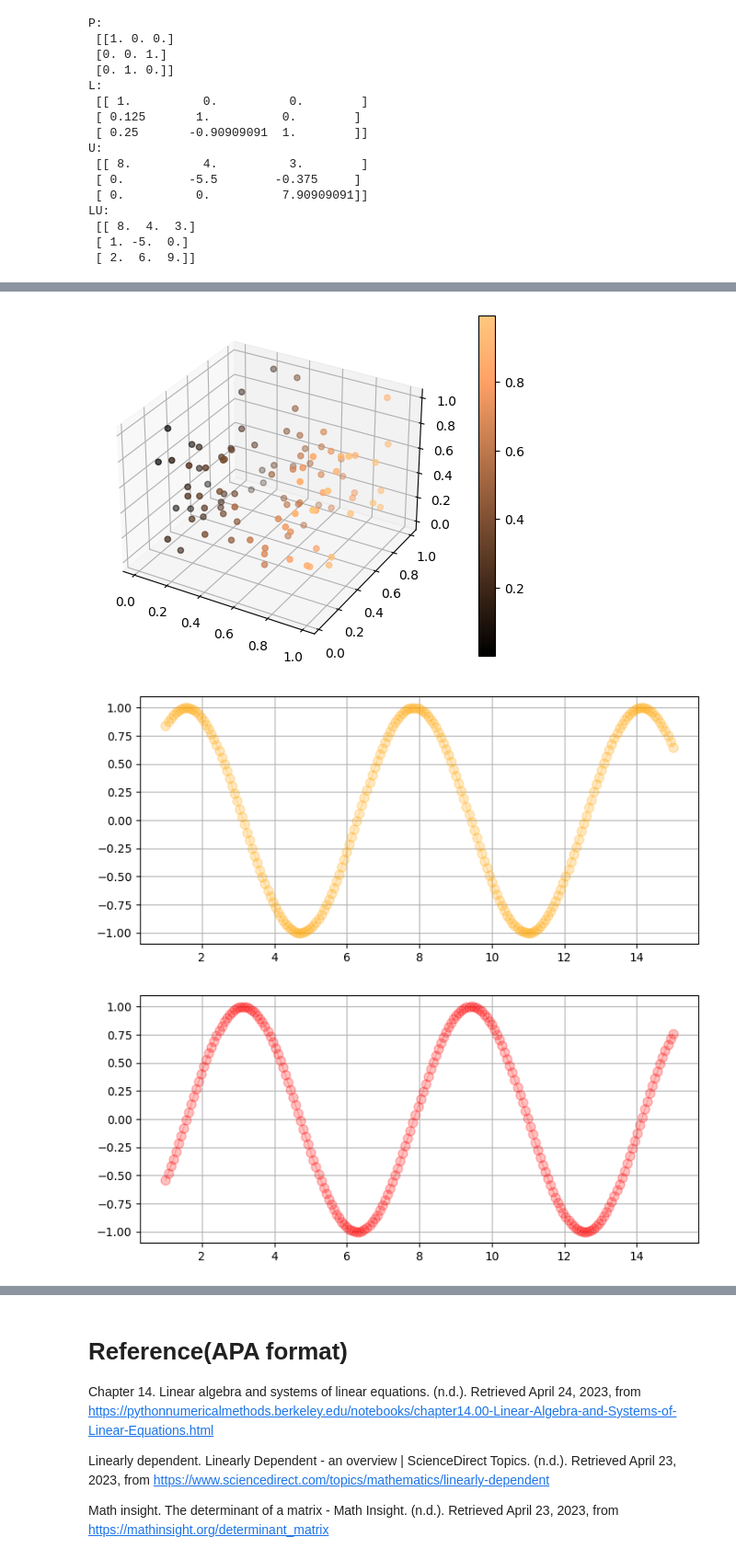
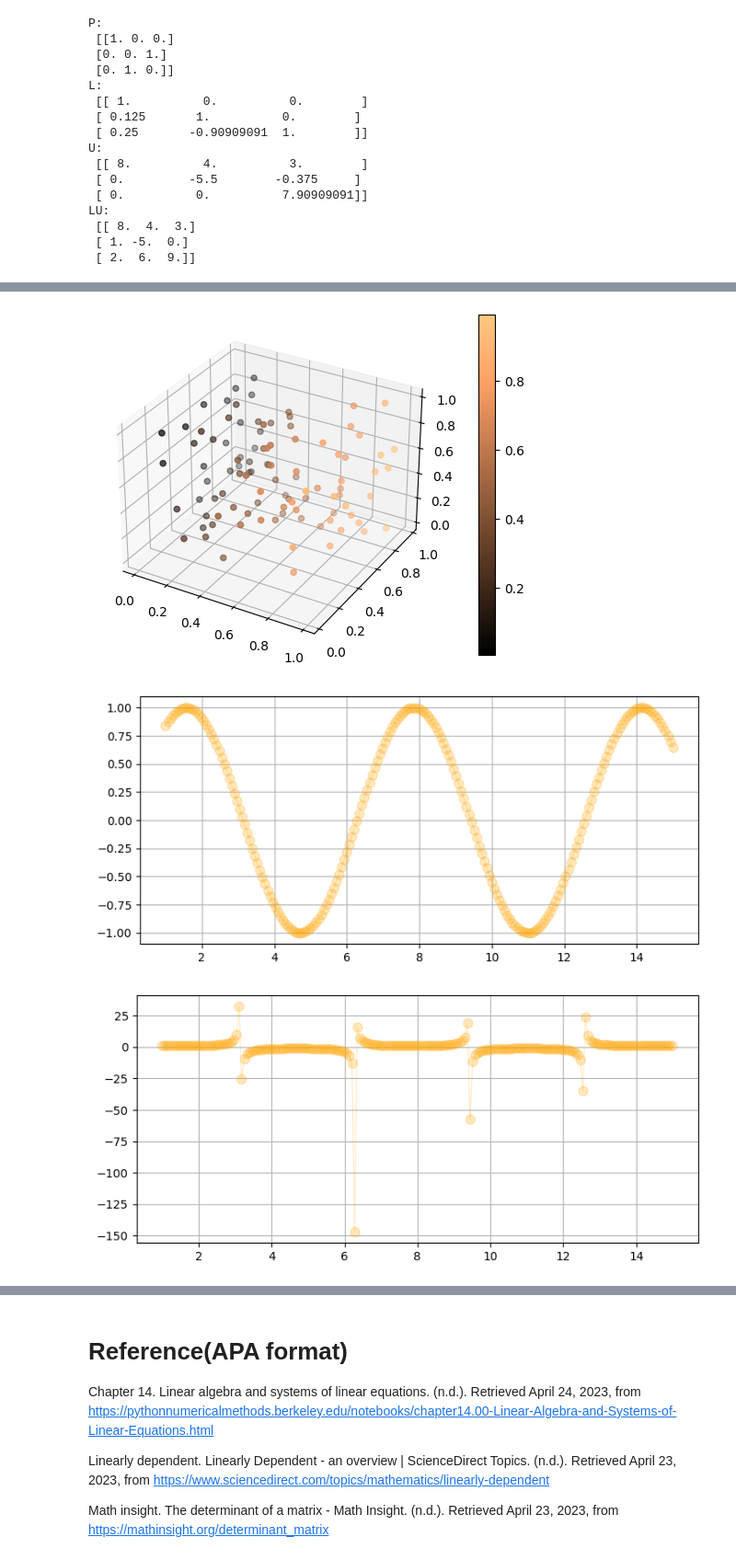
Before and after one commit to xwang579/Mat421, a Jupyter notebook: Final.ipynb, the cells around one changed output, grey strips where cells are left out. Shown at 92% size. Saved outputs shown, nothing was run; the diff lists cells and outputs as text; code cells hidden in the pictures.

```diff
--- a/Final.ipynb
+++ b/Final.ipynb
@@ -350,7 +358,6 @@ plt.show()
 import numpy as np
 from matplotlib import pyplot as plt
 plt.rcParams["figure.figsize"] = [9, 4]
-plt.rcParams["figure.autolayout"] = True
 fig = plt.figure()
 ax = fig.add_subplot(projection="3d")
 xs = np.random.rand(100)
@@ -360,27 +367,29 @@ sc = ax.scatter(xs, ys, zs, c=xs, cmap="copper")
 plt.colorbar(sc)
 plt.show()
 # %% [output]
-[figure, old version]
+[figure, new version]
 # %%
 
 import numpy as np
 from matplotlib import pyplot as plt
 plt.rcParams["figure.figsize"] = [7.50, 3.50]
-plt.rcParams["figure.autolayout"] = True
+
 x_data = np.linspace(1, 15, 200)
 y_data = np.sin(x_data)
 plt.plot(x_data, y_data, c='orange', marker='o', alpha=.25, ms=8, lw=0.8)
 plt.grid()
 plt.show()
 #this is a graph of sin(x)
-
-
-x_data = np.linspace(1, 15, 200)
-y_data = -np.cos(x_data)
-plt.plot(x_data, y_data, c='red', marker='o', alpha=.25, ms=8, lw=0.8)
-plt.grid()
-plt.show()
-#this is a graph of -cos(x)
 # %% [output]
 [figure]
-[figure, removed]
+# %%
+
+
+x_data = np.linspace(1, 15, 200)
+y_data = 1/(np.sin(x_data))
+plt.plot(x_data, y_data, c='orange', marker='o', alpha=.25, ms=8, lw=0.8)
+plt.grid()
+plt.show()
+#this is a graph of 1/sin(x)
+# %% [output]
+[figure, added]
```
Also changed, not shown: parts of 16 cells of this notebook.
